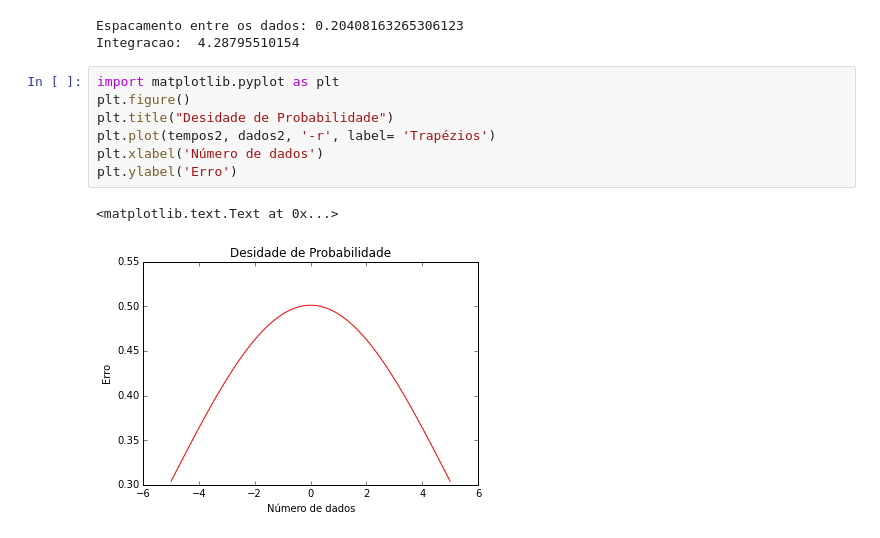
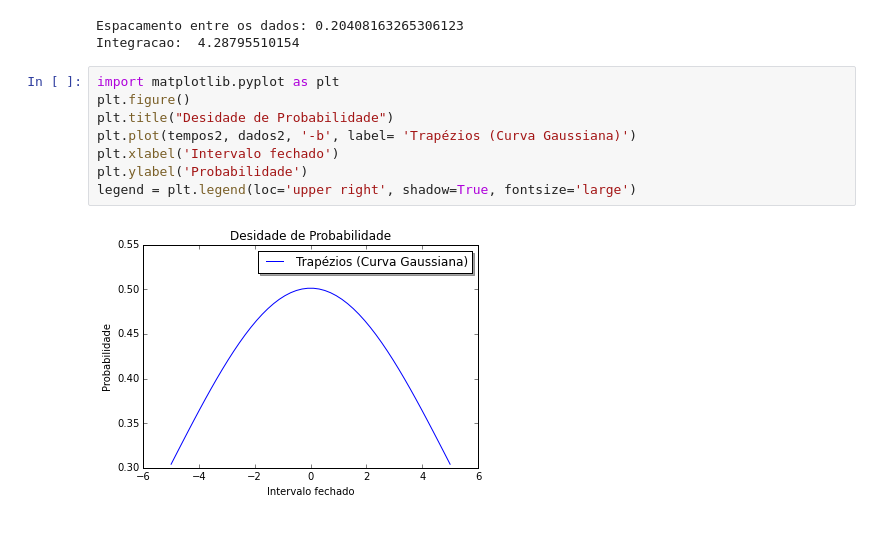
Before and after one commit to mat-esp-2015/integracao-sniper, a Jupyter notebook: tarefa-integracao.ipynb, the cells around one changed output. Cells and saved outputs as stored; diff of their text form.

Commit message:
Foi feito novas melhorias na pratica bonus, alteracoes feitas no grafico. foi add legenda e mudei o label dos eixos

```diff
--- a/tarefa-integracao.ipynb
+++ b/tarefa-integracao.ipynb
@@ -276,10 +276,10 @@ Integracao:  4.28795510154
 # %%
 import matplotlib.pyplot as plt
 plt.figure()
 plt.title("Desidade de Probabilidade")
-plt.plot(tempos2, dados2, '-r', label= 'Trapézios')
-plt.xlabel('Número de dados')
-plt.ylabel('Erro')
+plt.plot(tempos2, dados2, '-b', label= 'Trapézios (Curva Gaussiana)')
+plt.xlabel('Intervalo fechado')
+plt.ylabel('Probabilidade')
+legend = plt.legend(loc='upper right', shadow=True, fontsize='large')
 # %% [output]
-<matplotlib.text.Text at 0x...>
-[figure, old version]
+[figure, new version]
```
